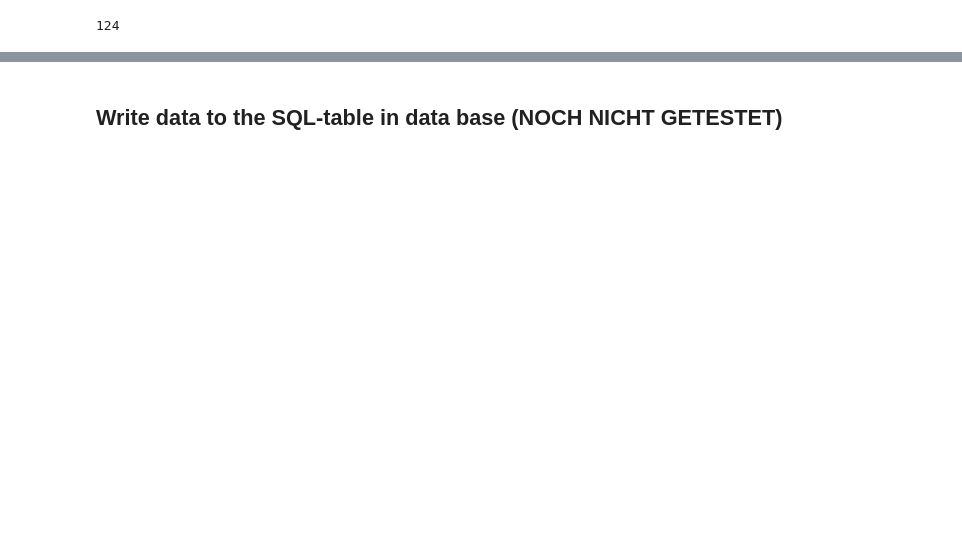
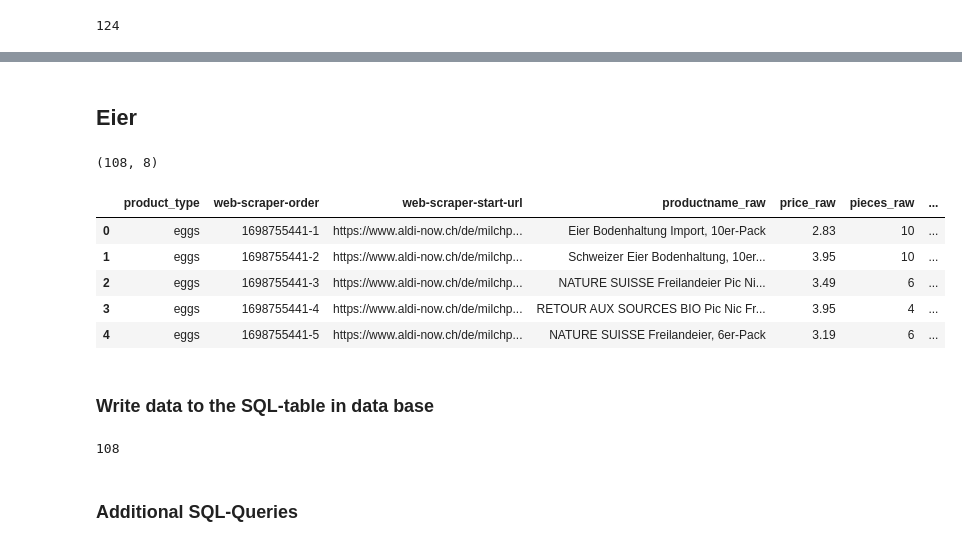
Before and after one commit to husicabe/groceries, a Jupyter notebook: database_preperation.ipynb, the cells around one changed output, grey strips where cells are left out. Cells and saved outputs as stored; diff of their text form; code cells hidden in the pictures; blank space fills up the shorter version.

```diff
--- a/database_preperation.ipynb
+++ b/database_preperation.ipynb
@@ -144,2 +201,27 @@ print(df_all)
+# %% [markdown]
+## Eier
+# %%
+df = pd.read_csv('CSV/prepared/Eggs_Merged.csv',
+                 sep=';',
+                 encoding='utf-8')[['product_type', 'web-scraper-order', 'web-scraper-start-url', 'productname_raw', 'price_raw', 'pieces_raw', 'Supermarkt', 'price_per_piece']]
+print(df.shape)
+df.head(5)
+# %% [output]
+(108, 8)
+|  | product_type | web-scraper-order | web-scraper-start-url | productname_raw | price_raw | pieces_raw | ... |
+| 0 | eggs | 1698755441-1 | https://www.aldi-now.ch/de/milchp... | Eier Bodenhaltung Import, 10er-Pack | 2.83 | 10 | ... |
+| 1 | eggs | 1698755441-2 | https://www.aldi-now.ch/de/milchp... | Schweizer Eier Bodenhaltung, 10er... | 3.95 | 10 | ... |
+| 2 | eggs | 1698755441-3 | https://www.aldi-now.ch/de/milchp... | NATURE SUISSE Freilandeier Pic Ni... | 3.49 | 6 | ... |
+| 3 | eggs | 1698755441-4 | https://www.aldi-now.ch/de/milchp... | RETOUR AUX SOURCES BIO Pic Nic Fr... | 3.95 | 4 | ... |
+| 4 | eggs | 1698755441-5 | https://www.aldi-now.ch/de/milchp... | NATURE SUISSE Freilandeier, 6er-Pack | 3.19 | 6 | ... |
 # %% [markdown]
-## Write data to the SQL-table in data base (NOCH NICHT GETESTET)
+### Write data to the SQL-table in data base
+# %%
+df.to_sql(name = 'eggs_table',
+          con = conn,
+          index = False,
+          if_exists = 'replace')
+# %% [output]
+108
+# %% [markdown]
+### Additional SQL-Queries
```
Also changed, not shown: parts of 18 cells of this notebook, 2 other files.
